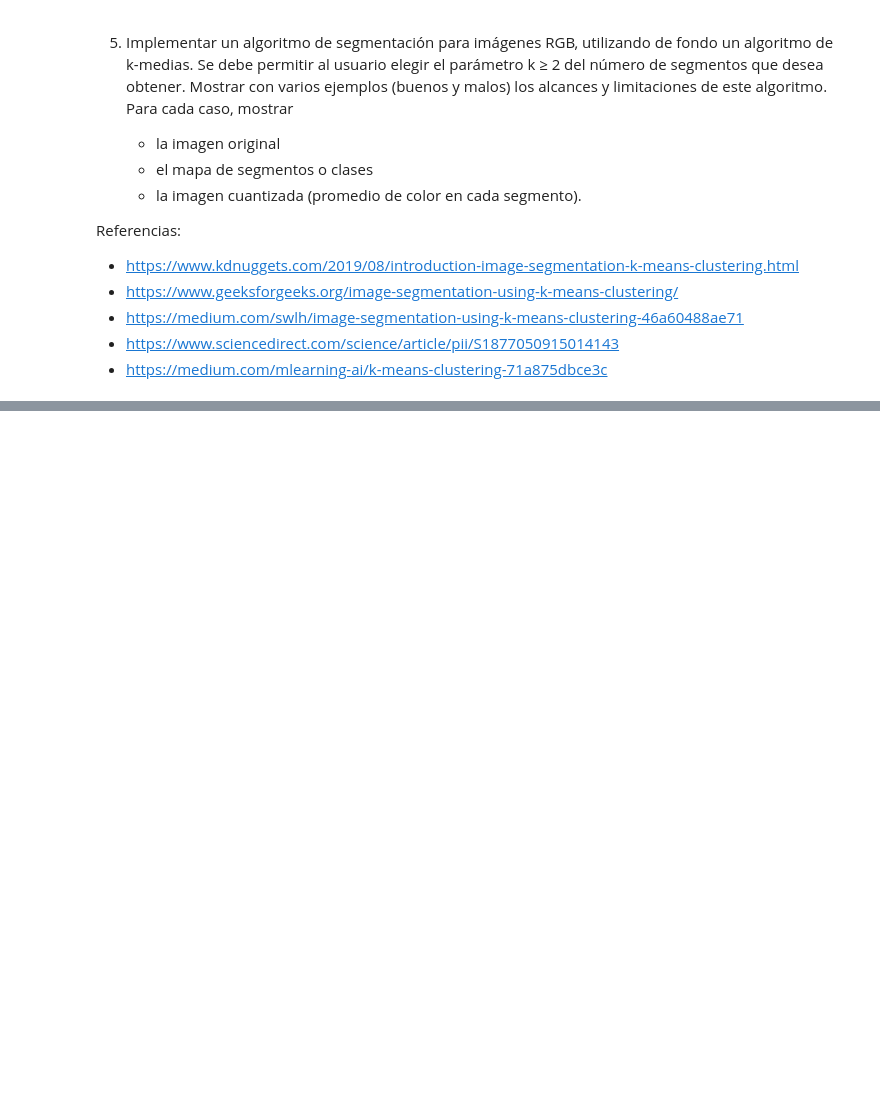
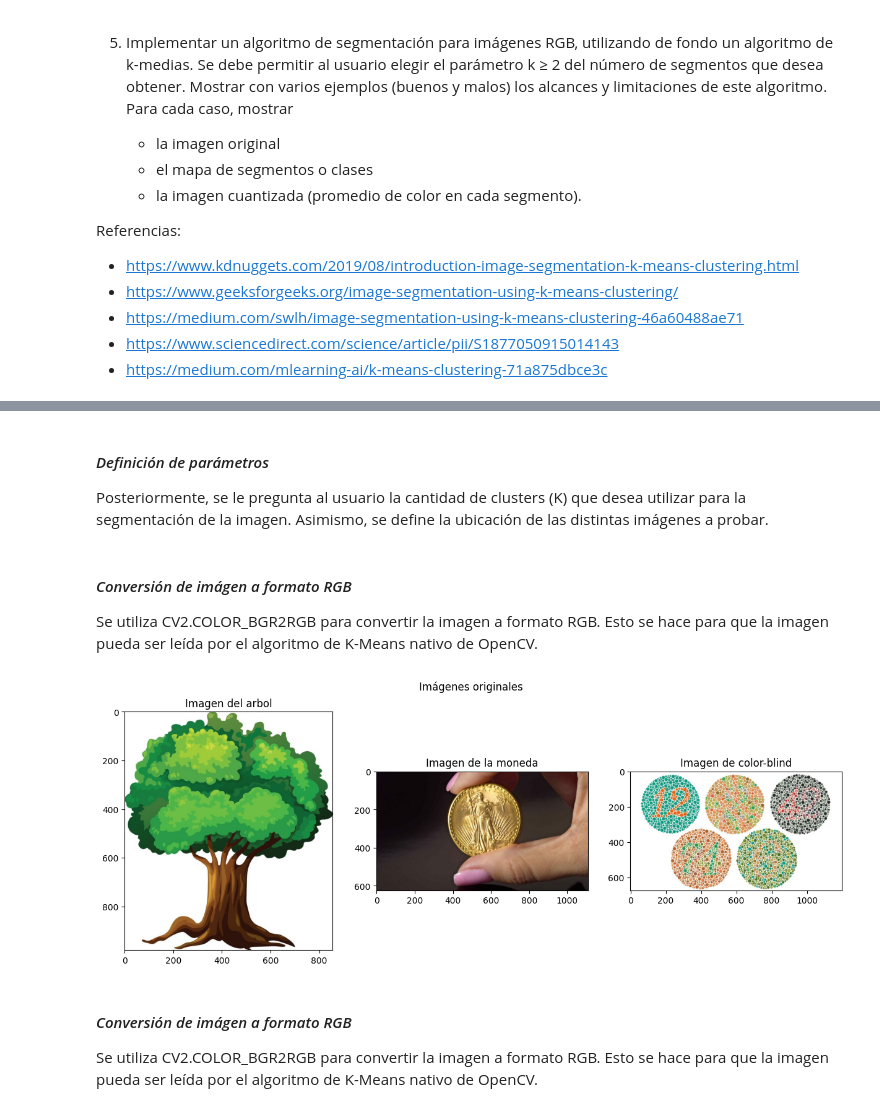
Before and after one commit to stefanoaragoni/computerVision_lista01, a Jupyter notebook: Lista01_Ejercicio5.ipynb, the cells around one changed output, grey strips where cells are left out. Saved outputs shown, nothing was run; the diff lists cells and outputs as text; code cells hidden in the pictures; blank space fills up the shorter version.

```diff
--- a/Lista01_Ejercicio5.ipynb
+++ b/Lista01_Ejercicio5.ipynb
@@ -109,0 +31,4 @@ AttributeError: 'NoneType' object has no attribute 'reshape'
+# %% [markdown]
+#### *Definición de parámetros*
+
+Posteriormente, se le pregunta al usuario la cantidad de clusters (K) que desea utilizar para la segmentación de la imagen. Asimismo, se define la ubicación de las distintas imágenes a probar.
@@ -109,0 +52,35 @@ AttributeError: 'NoneType' object has no attribute 'reshape'
+# %%
+# Leer las imágenes de la carpeta imgs
+img_arbol = cv2.imread("imgs/arbol.jpg")
+img_moneda = cv2.imread("imgs/moneda.jpg")
+img_colorblind = cv2.imread("imgs/color-blind.jpeg")
+
+# Solicitar el valor de K
+k = input_K_value()
+# %% [markdown]
+#### *Conversión de imágen a formato RGB*
+
+Se utiliza CV2.COLOR_BGR2RGB para convertir la imagen a formato RGB. Esto se hace para que la imagen pueda ser leída por el algoritmo de K-Means nativo de OpenCV.
+# %%
+# Convertir las imágenes a RGB
+img_arbol_rgb = cv2.cvtColor(img_arbol, cv2.COLOR_BGR2RGB)
+img_moneda_rgb = cv2.cvtColor(img_moneda, cv2.COLOR_BGR2RGB)
+img_colorblind_rgb = cv2.cvtColor(img_colorblind, cv2.COLOR_BGR2RGB)
+
+
+# Mostrar las imágenes
+fig, axs = plt.subplots(1, 3, figsize=(15, 5))
+fig.suptitle("Imágenes originales (RGB)")
+axs[0].imshow(img_arbol_rgb)
+axs[0].set_title("Imagen del arbol")
+axs[1].imshow(img_moneda_rgb)
+axs[1].set_title("Imagen de la moneda")
+axs[2].imshow(img_colorblind_rgb)
+axs[2].set_title("Imagen de color-blind")
+plt.show()
+# %% [output]
+[figure, added]
+# %% [markdown]
+#### *Conversión de imágen a formato RGB*
+
+Se utiliza CV2.COLOR_BGR2RGB para convertir la imagen a formato RGB. Esto se hace para que la imagen pueda ser leída por el algoritmo de K-Means nativo de OpenCV.
```
Also changed, not shown: parts of 4 cells of this notebook, 4 other files.
